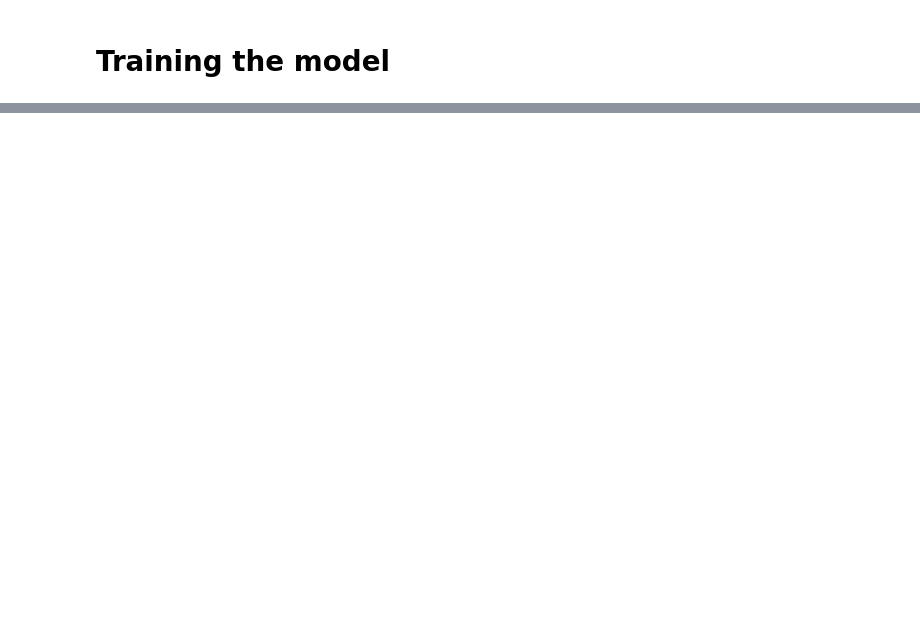
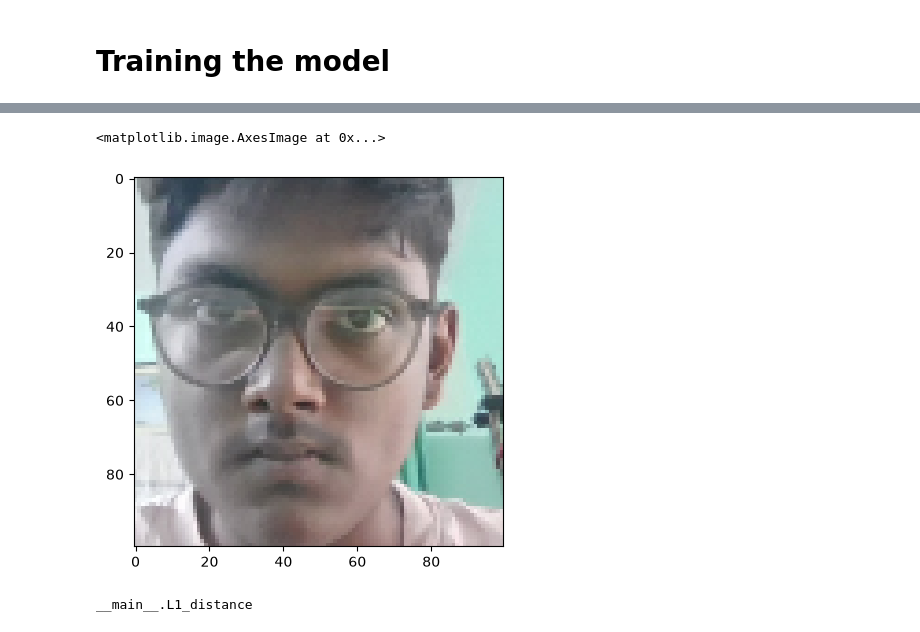
Before and after one commit to rottenambrosia/Facial-Recognition-using-Convolutional-Siamese-Networks, a Jupyter notebook: notebook.ipynb, the cells around one changed output, grey strips where cells are left out. Cells and saved outputs as stored; diff of their text form; code cells hidden in the pictures; blank space fills up the shorter version.

```diff
--- a/notebook.ipynb
+++ b/notebook.ipynb
@@ -415,0 +569,5 @@ Model: "siamese_net"
+# %%
+plt.imshow(test_val[0])
+# %% [output]
+<matplotlib.image.AxesImage at 0x...>
+[figure, added]
@@ -415,0 +576,4 @@ Model: "siamese_net"
+# %%
+L1_distance
+# %% [output]
+__main__.L1_distance
```
Also changed, not shown: parts of 33 cells of this notebook, 1 other file.
